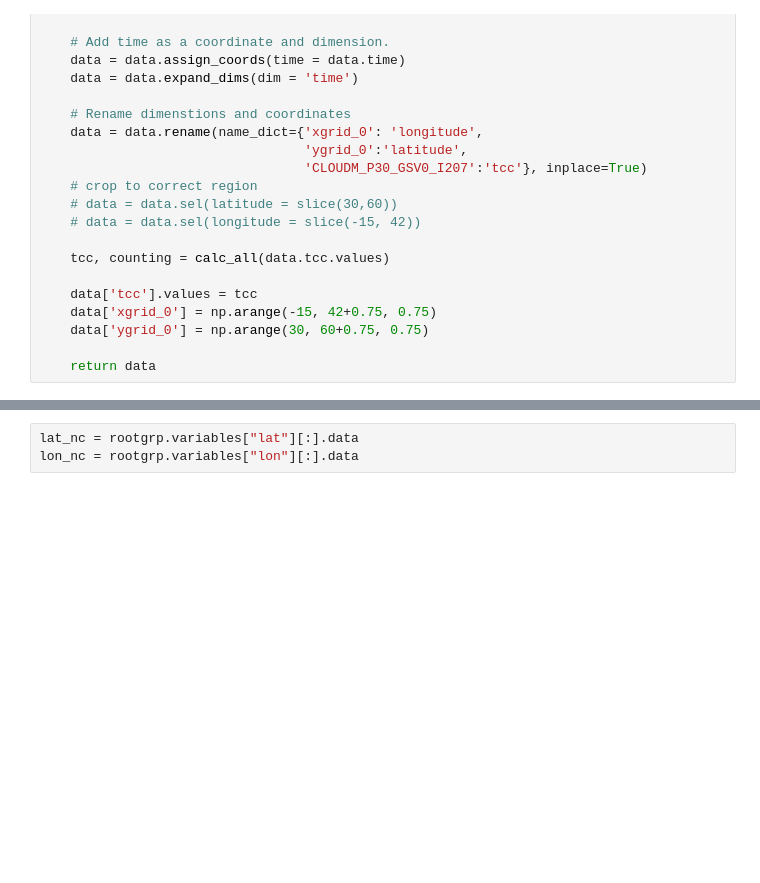
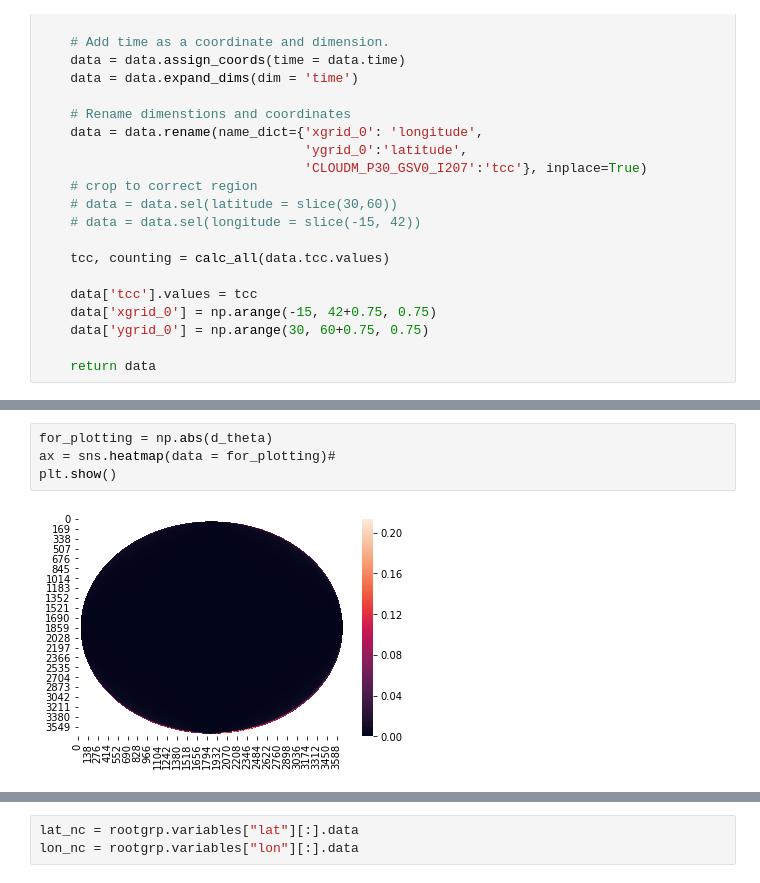
Before and after one commit to hannasv/ms, a Jupyter notebook: notebooks/ReadingSateliteData.ipynb, the cells around one changed output, grey strips where cells are left out. Cells and saved outputs as stored; diff of their text form; blank space fills up the shorter version.

```diff
--- a/notebooks/ReadingSateliteData.ipynb
+++ b/notebooks/ReadingSateliteData.ipynb
@@ -138,0 +199,6 @@ sns.heatmap(lat_array)
+# %%
+for_plotting = np.abs(d_theta)
+ax = sns.heatmap(data = for_plotting)#
+plt.show()
+# %% [output]
+[figure, added]
```
Also changed, not shown: parts of 94 cells of this notebook, 1 other file.
